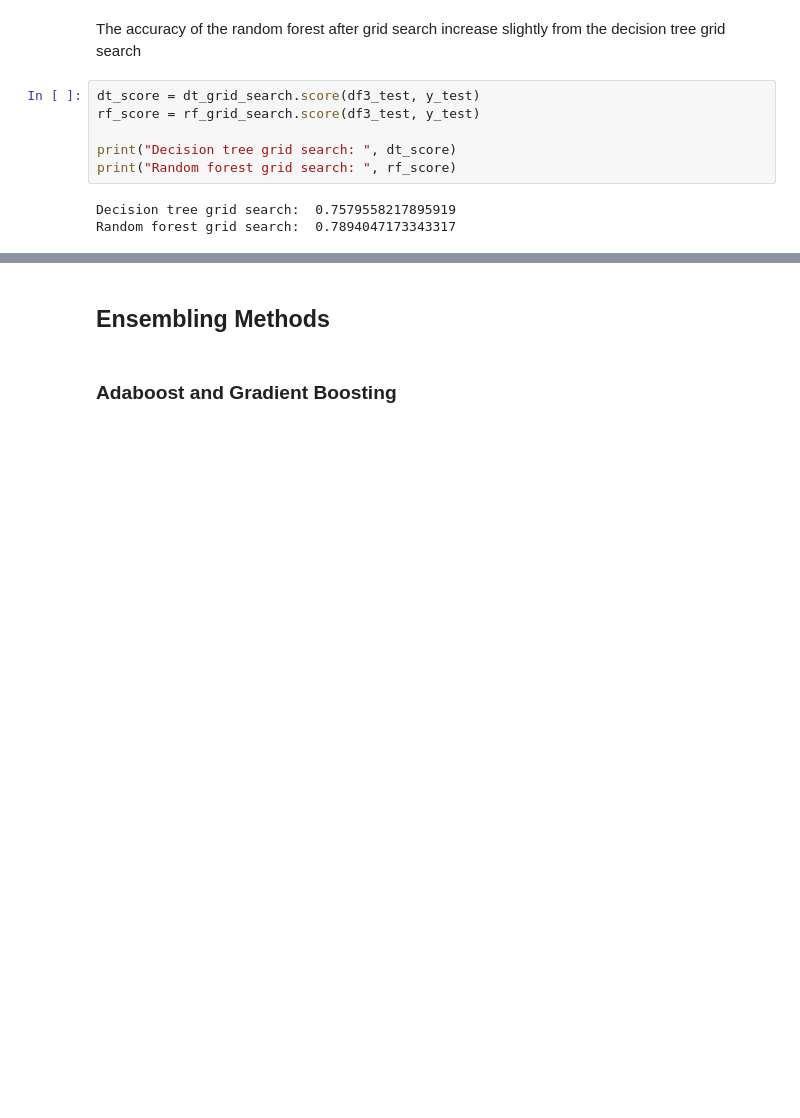
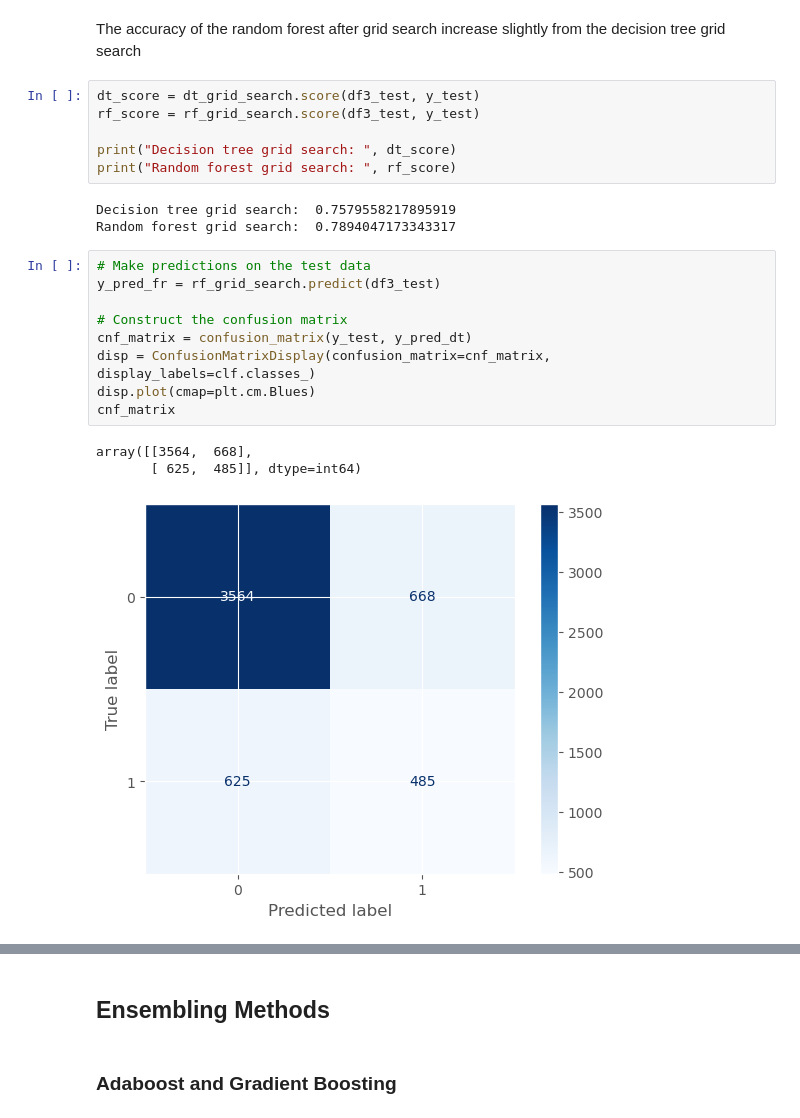
Before and after one commit to ed-gar-k/Phase-3-project-DSC, a Jupyter notebook: project.ipynb, the cells around one changed output, grey strips where cells are left out. Saved outputs shown, nothing was run; the diff lists cells and outputs as text; blank space fills up the shorter version.

```diff
--- a/project.ipynb
+++ b/project.ipynb
@@ -709,3 +749,16 @@ print("Random forest grid search: ", rf_score)
 # %% [output]
 Decision tree grid search:  0.7579558217895919
 Random forest grid search:  0.7894047173343317
+# %%
+# Make predictions on the test data
+y_pred_fr = rf_grid_search.predict(df3_test)
+
+# Construct the confusion matrix
+cnf_matrix = confusion_matrix(y_test, y_pred_dt)
+disp = ConfusionMatrixDisplay(confusion_matrix=cnf_matrix, display_labels=clf.classes_)
+disp.plot(cmap=plt.cm.Blues)
+cnf_matrix
+# %% [output]
+array([[3564,  668],
+       [ 625,  485]], dtype=int64)
+[figure, added]
```
Also changed, not shown: parts of 23 cells of this notebook, 2 other files.
